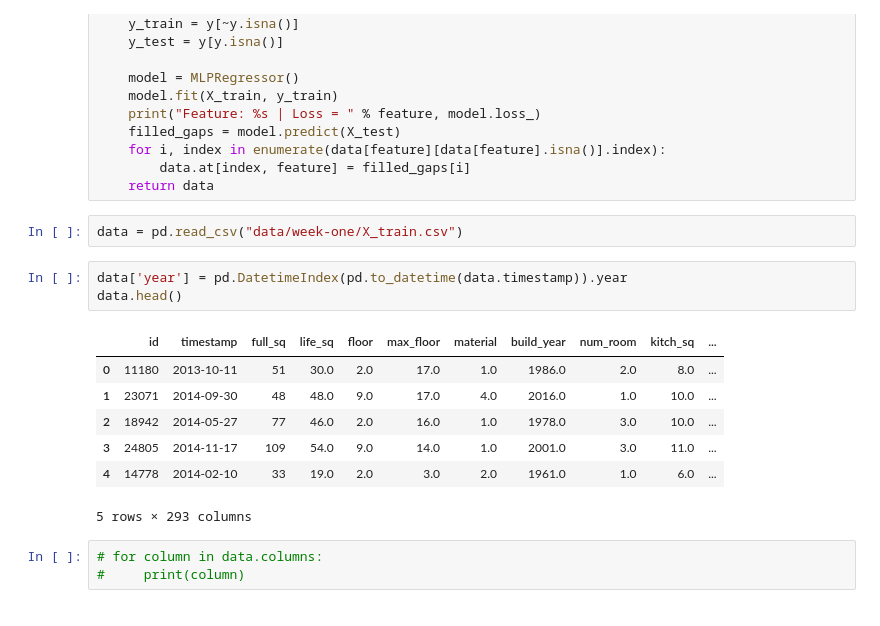
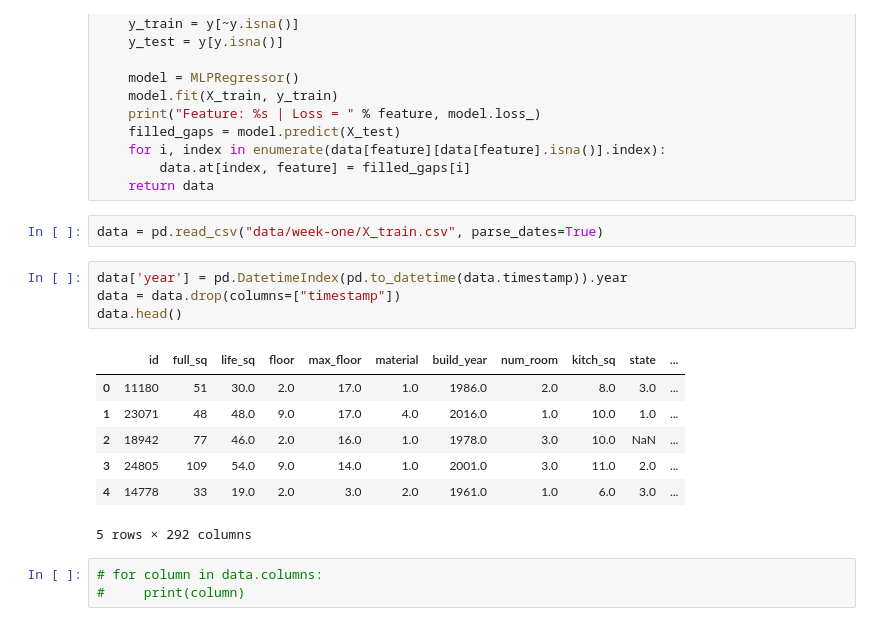
Before and after one commit to DavidMonk00/mlatimperial, a Jupyter notebook: scratch.ipynb, the cells around one changed output. Cells and saved outputs as stored; diff of their text form.

```diff
--- a/scratch.ipynb
+++ b/scratch.ipynb
@@ -45,18 +45,19 @@ def inpute(data, feature):
         data.at[index, feature] = filled_gaps[i]
     return data
 # %%
-data = pd.read_csv("data/week-one/X_train.csv")
+data = pd.read_csv("data/week-one/X_train.csv", parse_dates=True)
 # %%
 data['year'] = pd.DatetimeIndex(pd.to_datetime(data.timestamp)).year
+data = data.drop(columns=["timestamp"])
 data.head()
 # %% [output]
-|  | id | timestamp | full_sq | life_sq | floor | max_floor | material | build_year | num_room | kitch_sq | ... |
-| 0 | 11180 | 2013-10-11 | 51 | 30.0 | 2.0 | 17.0 | 1.0 | 1986.0 | 2.0 | 8.0 | ... |
-| 1 | 23071 | 2014-09-30 | 48 | 48.0 | 9.0 | 17.0 | 4.0 | 2016.0 | 1.0 | 10.0 | ... |
-| 2 | 18942 | 2014-05-27 | 77 | 46.0 | 2.0 | 16.0 | 1.0 | 1978.0 | 3.0 | 10.0 | ... |
-| 3 | 24805 | 2014-11-17 | 109 | 54.0 | 9.0 | 14.0 | 1.0 | 2001.0 | 3.0 | 11.0 | ... |
-| 4 | 14778 | 2014-02-10 | 33 | 19.0 | 2.0 | 3.0 | 2.0 | 1961.0 | 1.0 | 6.0 | ... |
+|  | id | full_sq | life_sq | floor | max_floor | material | build_year | num_room | kitch_sq | state | ... |
+| 0 | 11180 | 51 | 30.0 | 2.0 | 17.0 | 1.0 | 1986.0 | 2.0 | 8.0 | 3.0 | ... |
+| 1 | 23071 | 48 | 48.0 | 9.0 | 17.0 | 4.0 | 2016.0 | 1.0 | 10.0 | 1.0 | ... |
+| 2 | 18942 | 77 | 46.0 | 2.0 | 16.0 | 1.0 | 1978.0 | 3.0 | 10.0 | NaN | ... |
+| 3 | 24805 | 109 | 54.0 | 9.0 | 14.0 | 1.0 | 2001.0 | 3.0 | 11.0 | 2.0 | ... |
+| 4 | 14778 | 33 | 19.0 | 2.0 | 3.0 | 2.0 | 1961.0 | 1.0 | 6.0 | 3.0 | ... |
-5 rows × 293 columns
+5 rows × 292 columns
 # %%
 # for column in data.columns:
 #     print(column)
```
Also changed, not shown: parts of 15 cells of this notebook, 4 other files.
